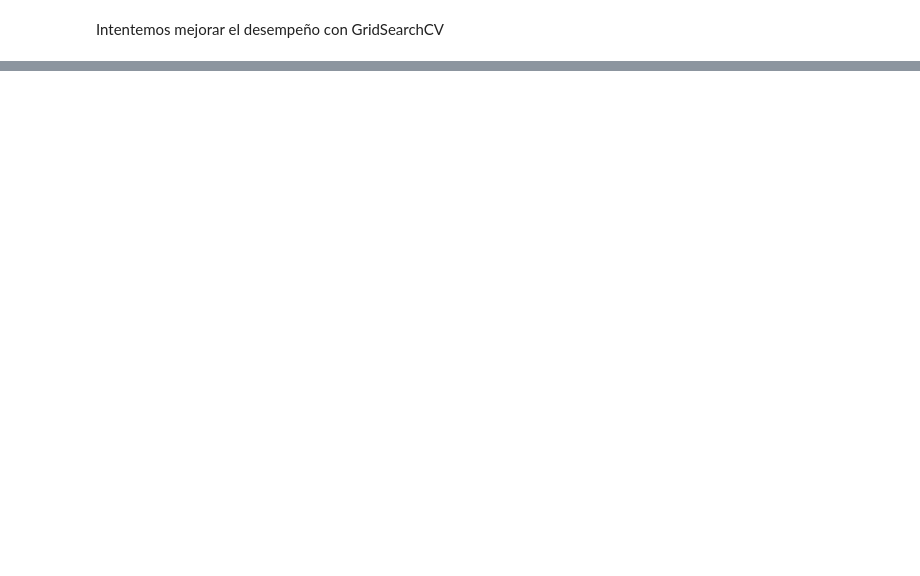
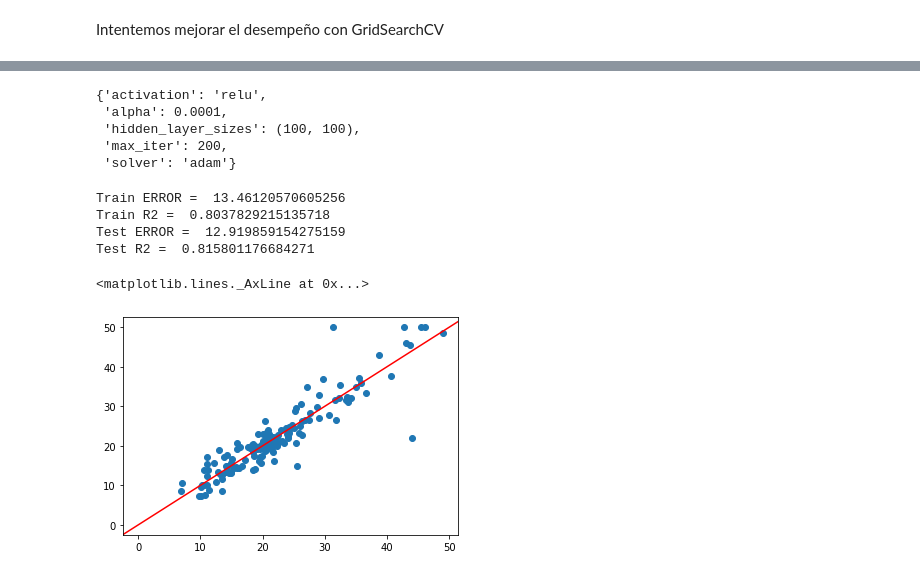
Before and after one commit to rafazamb/DS_PT_ENE21, a Jupyter notebook: 2-Machine_Learning/2.3_Redes_Neuronales/1 - Redes Neuronales.ipynb, the cells around one changed output, grey strips where cells are left out. Cells and saved outputs as stored; diff of their text form; code cells hidden in the pictures; blank space fills up the shorter version.

```diff
--- a/2-Machine_Learning/2.3_Redes_Neuronales/1 - Redes Neuronales.ipynb
+++ b/2-Machine_Learning/2.3_Redes_Neuronales/1 - Redes Neuronales.ipynb
@@ -353,2 +436,17 @@ plt.axline([0,0],[1,1],color='red')
 # %% [markdown]
 Intentemos mejorar el desempeño con GridSearchCV
+# %%
+from sklearn.model_selection import GridSearchCV
+
+mlp3 = MLPRegressor()
+
+parameters = {
+    'max_iter':[100,200,500],
+    'hidden_layer_sizes':[(20,), (30), (20,20), (30,15), (100,100)],
+    'activation':['tanh','relu'],
+    'solver':['sgd','adam'],
+    'alpha':[0.0001,0.05]
+}
+
+clf = GridSearchCV(mlp3, parameters,n_jobs =-1, cv=10)
+clf.fit(x,y.ravel())
@@ -354,0 +471,36 @@ Intentemos mejorar el desempeño con GridSearchCV
+# %%
+# Mejores parámetros
+clf.best_params_
+# %% [output]
+{'activation': 'relu',
+ 'alpha': 0.0001,
+ 'hidden_layer_sizes': (100, 100),
+ 'max_iter': 200,
+ 'solver': 'adam'}
+# %%
+pred_test = clf.predict(x_scaled.transform(X_test))
+pred_test2 = y_scaled.inverse_transform(pred_test)
+# %%
+# Medimos desempeño
+from sklearn.metrics import mean_squared_error, r2_score
+mse_1 = mean_squared_error(pred_train2,y_train)
+r2_1 = r2_score(pred_train2,y_train)
+print ("Train ERROR = ", mse_1)
+print ("Train R2 = ", r2_1)
+
+mse_2 = mean_squared_error(pred_test2,y_test)
+r2_2 = r2_score(pred_test2,y_test)
+print ("Test ERROR = ", mse_2)
+print ("Test R2 = ", r2_2)
+# %% [output]
+Train ERROR =  13.46120570605256
+Train R2 =  0.8037829215135718
+Test ERROR =  12.919859154275159
+Test R2 =  0.815801176684271
+# %%
+fig, ax = plt.subplots()
+plt.plot(pred_test2,y_test,'o')
+plt.axline([0,0],[1,1],color='red')
+# %% [output]
+<matplotlib.lines._AxLine at 0x...>
+[figure, added]
```
Also changed, not shown: parts of 8 cells of this notebook, 1 other file.
